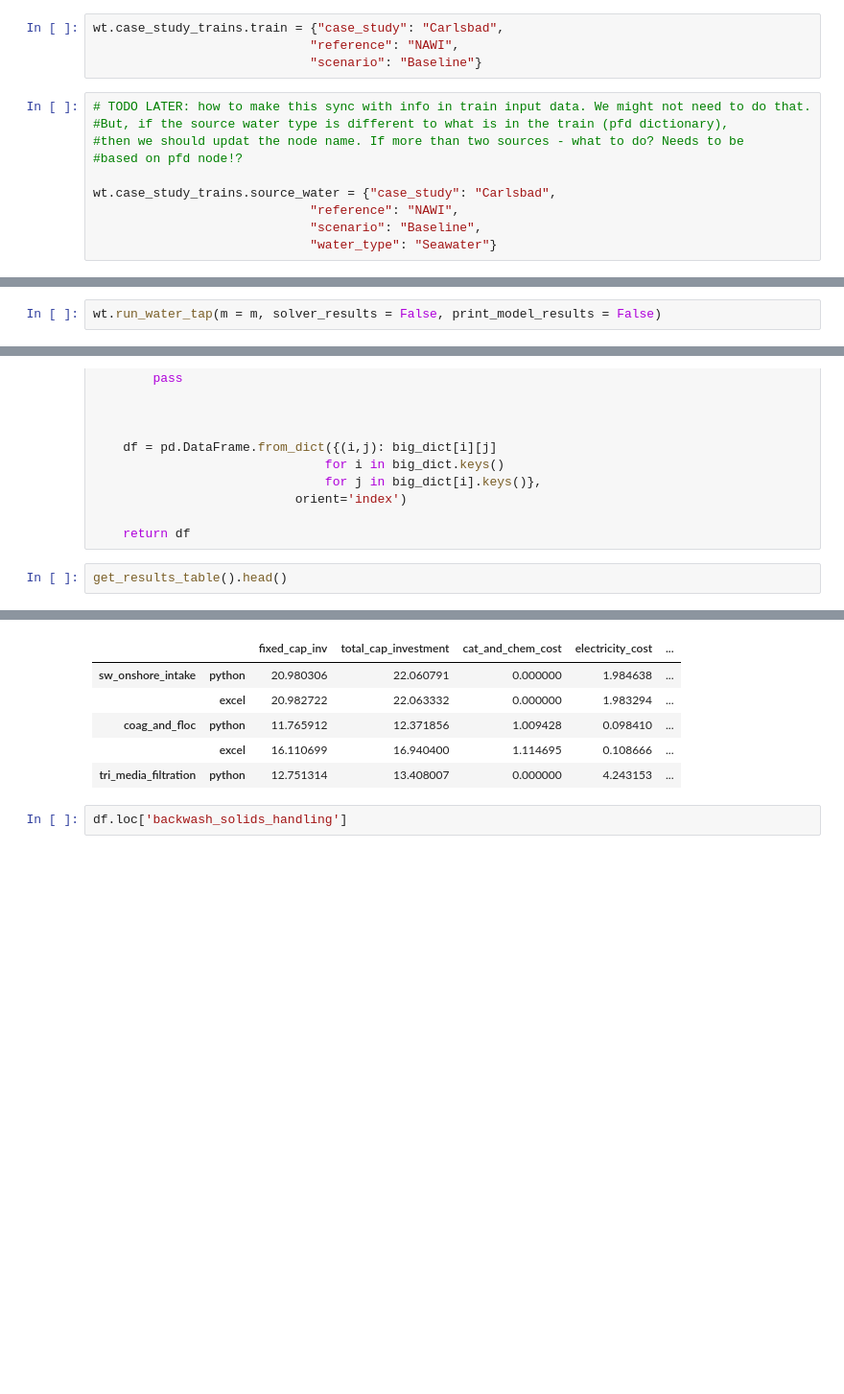
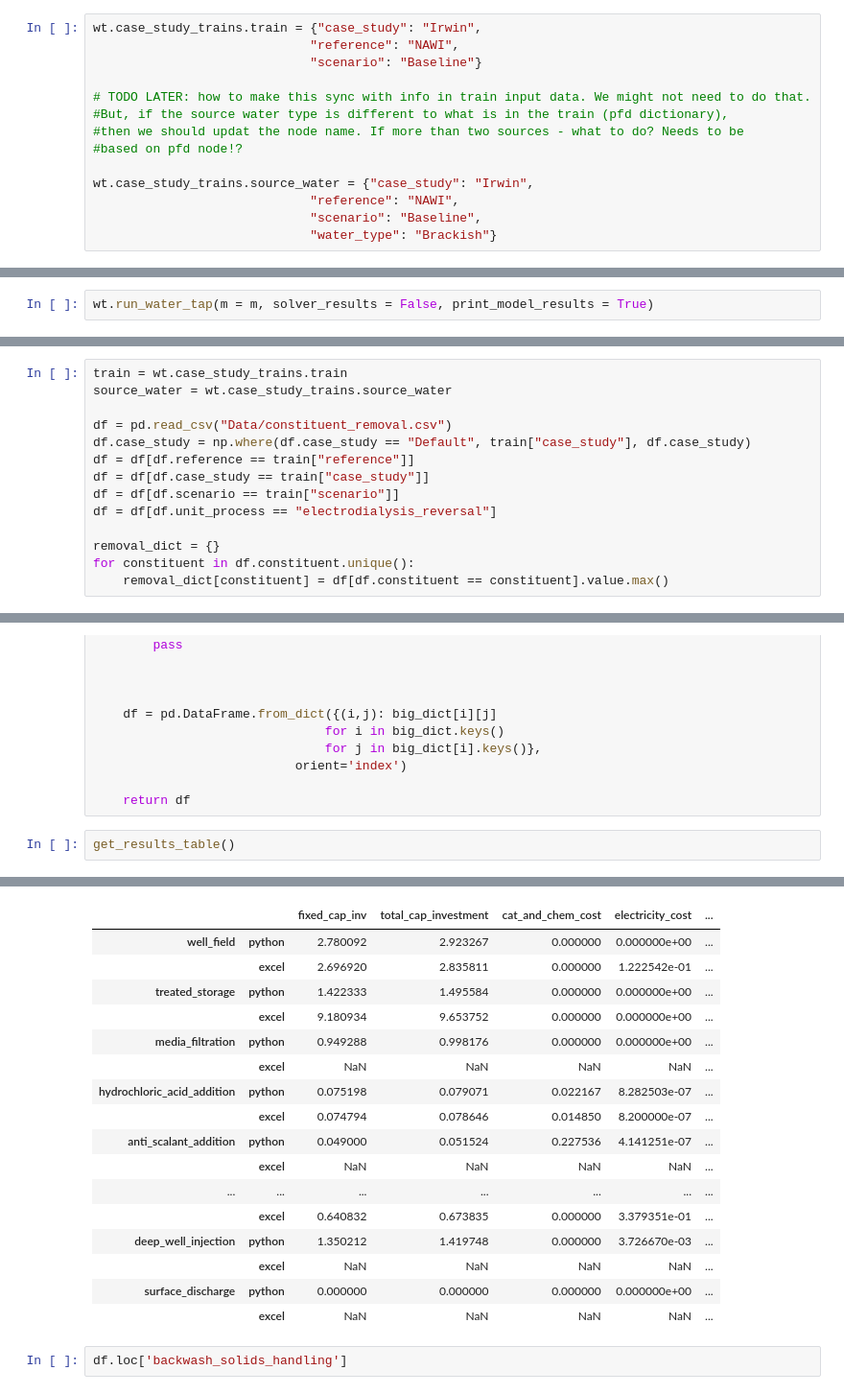
Before and after one commit to NREL/WaterTAP3, a Jupyter notebook: IDAES-WaterTAP3_v2/WaterTAP3_Feb22_test_trains.ipynb, the cells around one changed output, grey strips where cells are left out. Shown at 96% size. Drawn from its saved outputs; the diff is of its cells as text; blank space fills up the shorter version.

```diff
--- a/IDAES-WaterTAP3_v2/WaterTAP3_Feb22_test_trains.ipynb
+++ b/IDAES-WaterTAP3_v2/WaterTAP3_Feb22_test_trains.ipynb
@@ -6,19 +67,19 @@ from idaes.core import FlowsheetBlock
 # %%
 m = wt.watertap_setup(dynamic = False)
-# %%
-wt.case_study_trains.train = {"case_study": "Carlsbad",
-                             "reference": "NAWI",
-                             "scenario": "Baseline"}
 # %%
+wt.case_study_trains.train = {"case_study": "Irwin",
+                             "reference": "NAWI",
+                             "scenario": "Baseline"}
+
 # TODO LATER: how to make this sync with info in train input data. We might not need to do that.
 #But, if the source water type is different to what is in the train (pfd dictionary),
 #then we should updat the node name. If more than two sources - what to do? Needs to be
 #based on pfd node!?
 
-wt.case_study_trains.source_water = {"case_study": "Carlsbad",
+wt.case_study_trains.source_water = {"case_study": "Irwin",
                              "reference": "NAWI",
                              "scenario": "Baseline",
-                             "water_type": "Seawater"}
+                             "water_type": "Brackish"}
 # %%
 m = wt.case_study_trains.get_case_study(m = m) # flow is set as case study flow unless defined.
 # %% [output]
@@ -45,6 +102,6 @@ wt.display.show_train2(model_name=m)
 # %% [output]
 [interactive output not drawn]
 # %%
-wt.run_water_tap(m = m, solver_results = False, print_model_results = False)
+wt.run_water_tap(m = m, solver_results = False, print_model_results = True)
 # %% [output]
 degrees_of_freedom: 0
@@ -50,0 +136,14 @@ degrees_of_freedom: 0
+# %%
+train = wt.case_study_trains.train
+source_water = wt.case_study_trains.source_water
+
+df = pd.read_csv("Data/constituent_removal.csv")
+df.case_study = np.where(df.case_study == "Default", train["case_study"], df.case_study)
+df = df[df.reference == train["reference"]]
+df = df[df.case_study == train["case_study"]]
+df = df[df.scenario == train["scenario"]]
+df = df[df.unit_process == "electrodialysis_reversal"]
+
+removal_dict = {}
+for constituent in df.constituent.unique():
+    removal_dict[constituent] = df[df.constituent == constituent].value.max()
@@ -106,5 +233,5 @@ def get_results_table():
 
     return df
 # %%
-get_results_table().head()
+get_results_table()
 # %% [output]
@@ -111,9 +242,20 @@ get_results_table().head()
 |  |  | fixed_cap_inv | total_cap_investment | cat_and_chem_cost | electricity_cost | ... |
-| sw_onshore_intake | python | 20.980306 | 22.060791 | 0.000000 | 1.984638 | ... |
-|  | excel | 20.982722 | 22.063332 | 0.000000 | 1.983294 | ... |
-| coag_and_floc | python | 11.765912 | 12.371856 | 1.009428 | 0.098410 | ... |
-|  | excel | 16.110699 | 16.940400 | 1.114695 | 0.108666 | ... |
-| tri_media_filtration | python | 12.751314 | 13.408007 | 0.000000 | 4.243153 | ... |
+| well_field | python | 2.780092 | 2.923267 | 0.000000 | 0.000000e+00 | ... |
+|  | excel | 2.696920 | 2.835811 | 0.000000 | 1.222542e-01 | ... |
+| treated_storage | python | 1.422333 | 1.495584 | 0.000000 | 0.000000e+00 | ... |
+|  | excel | 9.180934 | 9.653752 | 0.000000 | 0.000000e+00 | ... |
+| media_filtration | python | 0.949288 | 0.998176 | 0.000000 | 0.000000e+00 | ... |
+|  | excel | NaN | NaN | NaN | NaN | ... |
+| hydrochloric_acid_addition | python | 0.075198 | 0.079071 | 0.022167 | 8.282503e-07 | ... |
+|  | excel | 0.074794 | 0.078646 | 0.014850 | 8.200000e-07 | ... |
+| anti_scalant_addition | python | 0.049000 | 0.051524 | 0.227536 | 4.141251e-07 | ... |
+|  | excel | NaN | NaN | NaN | NaN | ... |
+| ... | ... | ... | ... | ... | ... | ... |
+|  | excel | 0.640832 | 0.673835 | 0.000000 | 3.379351e-01 | ... |
+| deep_well_injection | python | 1.350212 | 1.419748 | 0.000000 | 3.726670e-03 | ... |
+|  | excel | NaN | NaN | NaN | NaN | ... |
+| surface_discharge | python | 0.000000 | 0.000000 | 0.000000 | 0.000000e+00 | ... |
+|  | excel | NaN | NaN | NaN | NaN | ... |
 # %%
 df.loc['backwash_solids_handling']
 # %% [output]
```
Also changed, not shown: parts of 16 cells of this notebook, 8 other files.
